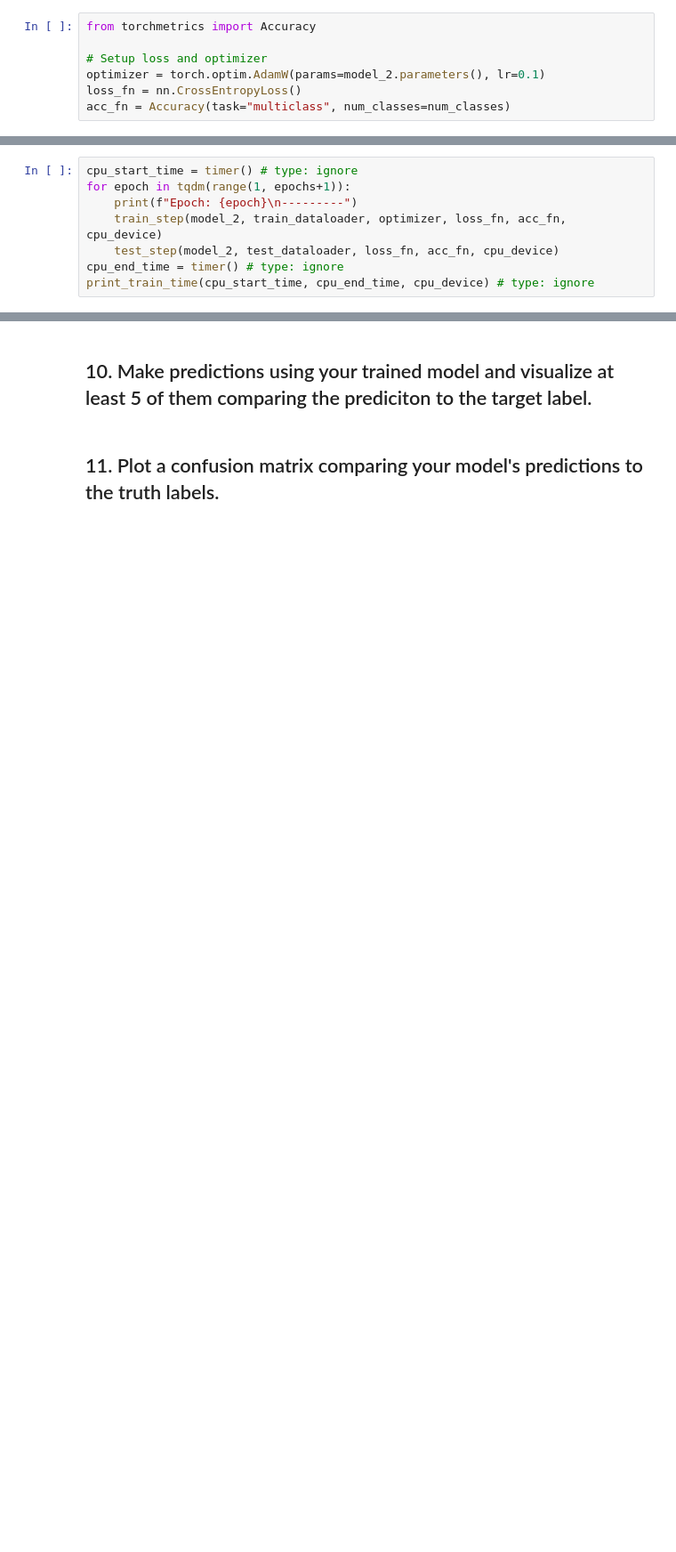
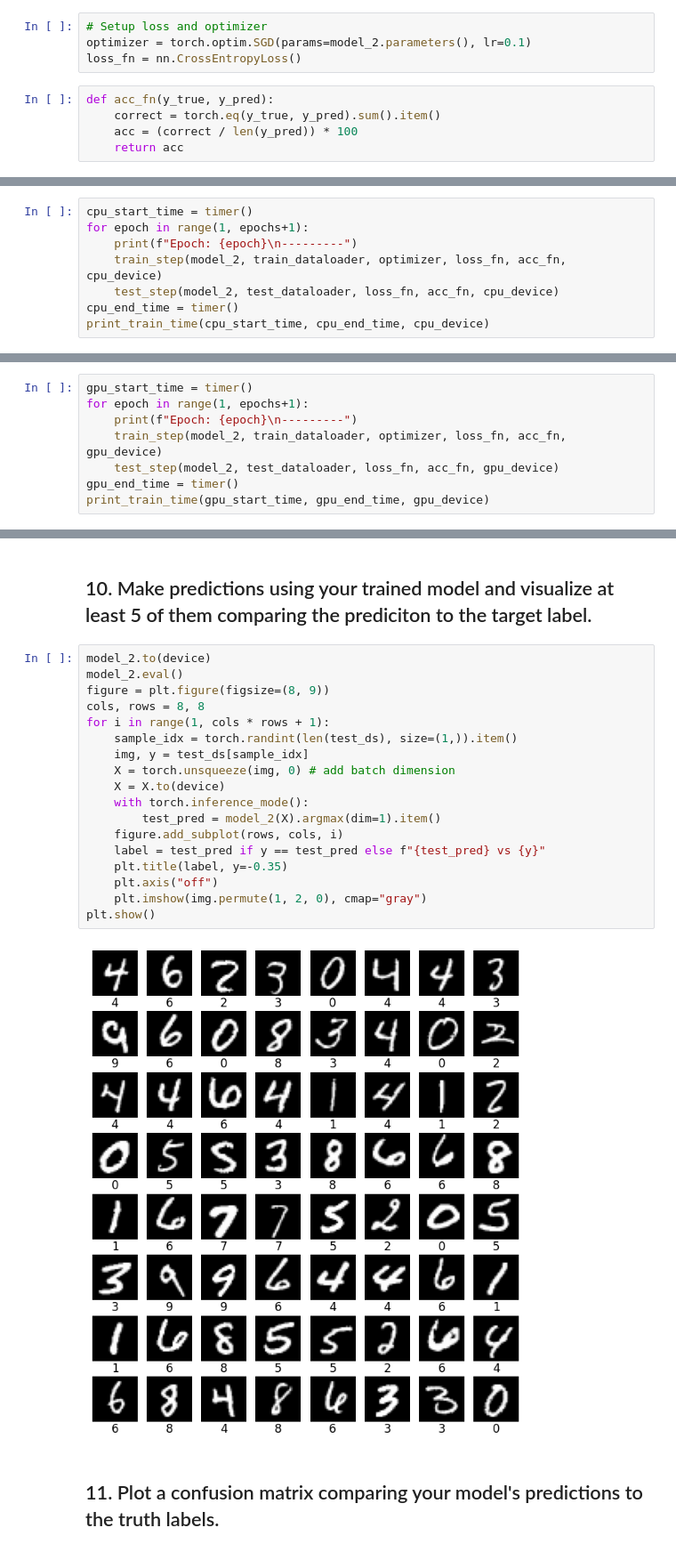
Before and after one commit to px1099/zero-to-mastery-learn-pytorch-for-deep-learning, a Jupyter notebook: exercises/03_pytorch_computer_vision_exercises.ipynb, the cells around one changed output, grey strips where cells are left out. Shown at 89% size. Cells and saved outputs as stored; diff of their text form; blank space fills up the shorter version.

```diff
--- a/exercises/03_pytorch_computer_vision_exercises.ipynb
+++ b/exercises/03_pytorch_computer_vision_exercises.ipynb
@@ -241,10 +237,12 @@ def test_step(
 # %%
-from torchmetrics import Accuracy
-
 # Setup loss and optimizer
-optimizer = torch.optim.AdamW(params=model_2.parameters(), lr=0.1)
+optimizer = torch.optim.SGD(params=model_2.parameters(), lr=0.1)
 loss_fn = nn.CrossEntropyLoss()
-acc_fn = Accuracy(task="multiclass", num_classes=num_classes)
+# %%
+def acc_fn(y_true, y_pred):
+    correct = torch.eq(y_true, y_pred).sum().item()
+    acc = (correct / len(y_pred)) * 100
+    return acc
 # %%
 from timeit import default_timer as timer
 
@@ -269,13 +265,13 @@ epochs = 5
 cpu_device = torch.device("cpu")
 gpu_device = torch.device("cuda") if torch.cuda.is_available() else torch.device("cpu")
 # %%
-cpu_start_time = timer() # type: ignore
-for epoch in tqdm(range(1, epochs+1)):
+cpu_start_time = timer()
+for epoch in range(1, epochs+1):
     print(f"Epoch: {epoch}\n---------")
     train_step(model_2, train_dataloader, optimizer, loss_fn, acc_fn, cpu_device)
     test_step(model_2, test_dataloader, loss_fn, acc_fn, cpu_device)
-cpu_end_time = timer() # type: ignore
-print_train_time(cpu_start_time, cpu_end_time, cpu_device) # type: ignore
+cpu_end_time = timer()
+print_train_time(cpu_start_time, cpu_end_time, cpu_device)
 # %% [output]
 Epoch: 1
 ---------
@@ -282,0 +294,8 @@ TypeError: default_collate: batch must contain tensors, numpy arrays, numbers, d
+# %%
+gpu_start_time = timer()
+for epoch in range(1, epochs+1):
+    print(f"Epoch: {epoch}\n---------")
+    train_step(model_2, train_dataloader, optimizer, loss_fn, acc_fn, gpu_device)
+    test_step(model_2, test_dataloader, loss_fn, acc_fn, gpu_device)
+gpu_end_time = timer()
+print_train_time(gpu_start_time, gpu_end_time, gpu_device)
@@ -283,4 +321,24 @@ TypeError: default_collate: batch must contain tensors, numpy arrays, numbers, d
 # %% [markdown]
 ## 10. Make predictions using your trained model and visualize at least 5 of them comparing the prediciton to the target label.
+# %%
+model_2.to(device)
+model_2.eval()
+figure = plt.figure(figsize=(8, 9))
+cols, rows = 8, 8
+for i in range(1, cols * rows + 1):
+    sample_idx = torch.randint(len(test_ds), size=(1,)).item()
+    img, y = test_ds[sample_idx]
+    X = torch.unsqueeze(img, 0) # add batch dimension
+    X = X.to(device)
+    with torch.inference_mode():
+        test_pred = model_2(X).argmax(dim=1).item()
+    figure.add_subplot(rows, cols, i)
+    label = test_pred if y == test_pred else f"{test_pred} vs {y}"
+    plt.title(label, y=-0.35)
+    plt.axis("off")
+    plt.imshow(img.permute(1, 2, 0), cmap="gray")
+plt.show()
+# %% [output]
+[figure, added]
 # %% [markdown]
 ## 11. Plot a confusion matrix comparing your model's predictions to the truth labels.
```
Also changed, not shown: parts of 29 cells of this notebook.
